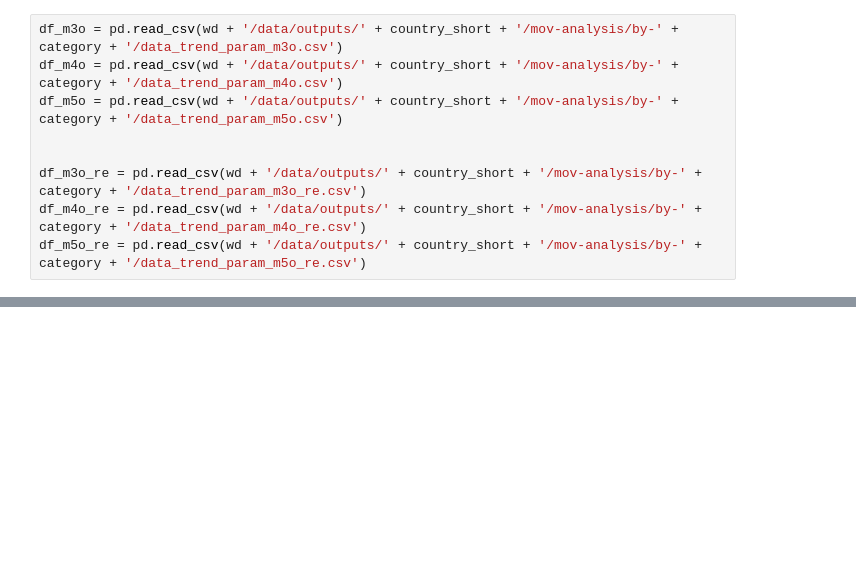
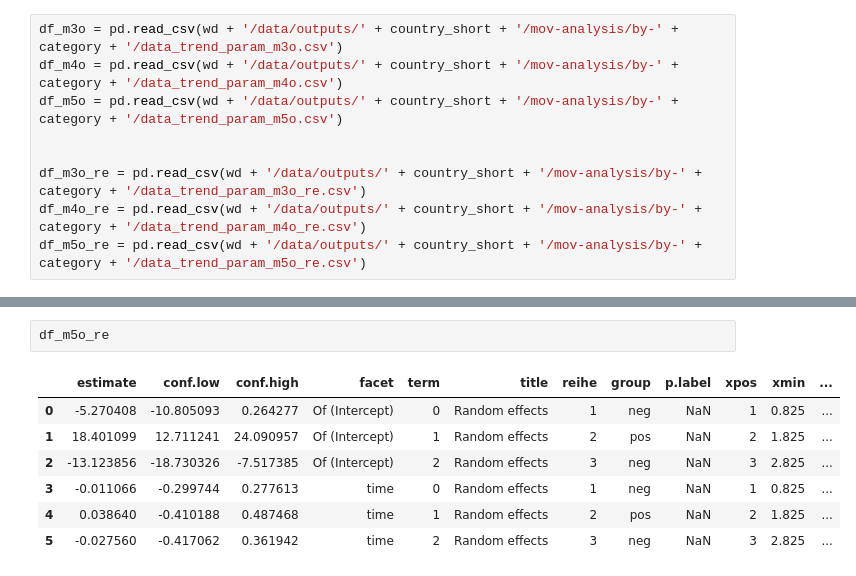
Before and after one commit to carmen-cabrera/latin-mobility-covid, a Jupyter notebook: code/analysis/06a-analysis-trend-results-re-models.ipynb, the cells around one changed output, grey strips where cells are left out. Saved outputs shown, nothing was run; the diff lists cells and outputs as text; blank space fills up the shorter version.

```diff
--- a/code/analysis/06a-analysis-trend-results-re-models.ipynb
+++ b/code/analysis/06a-analysis-trend-results-re-models.ipynb
@@ -69,3 +79,13 @@ df_m5o_re = pd.read_csv(wd + '/data/outputs/' + country_short + '/mov-analysis/b
+# %%
+df_m5o_re
+# %% [output]
+|  | estimate | conf.low | conf.high | facet | term | title | reihe | group | p.label | xpos | xmin | ... |
+| 0 | -5.270408 | -10.805093 | 0.264277 | Of (Intercept) | 0 | Random effects | 1 | neg | NaN | 1 | 0.825 | ... |
+| 1 | 18.401099 | 12.711241 | 24.090957 | Of (Intercept) | 1 | Random effects | 2 | pos | NaN | 2 | 1.825 | ... |
+| 2 | -13.123856 | -18.730326 | -7.517385 | Of (Intercept) | 2 | Random effects | 3 | neg | NaN | 3 | 2.825 | ... |
+| 3 | -0.011066 | -0.299744 | 0.277613 | time | 0 | Random effects | 1 | neg | NaN | 1 | 0.825 | ... |
+| 4 | 0.038640 | -0.410188 | 0.487468 | time | 1 | Random effects | 2 | pos | NaN | 2 | 1.825 | ... |
+| 5 | -0.027560 | -0.417062 | 0.361942 | time | 2 | Random effects | 3 | neg | NaN | 3 | 2.825 | ... |
 # %%
 fig, (ax1,ax2) = plt.subplots(2, 1, figsize=(12,18))
 
```
Also changed, not shown: parts of 7 cells of this notebook, 7 other files.
